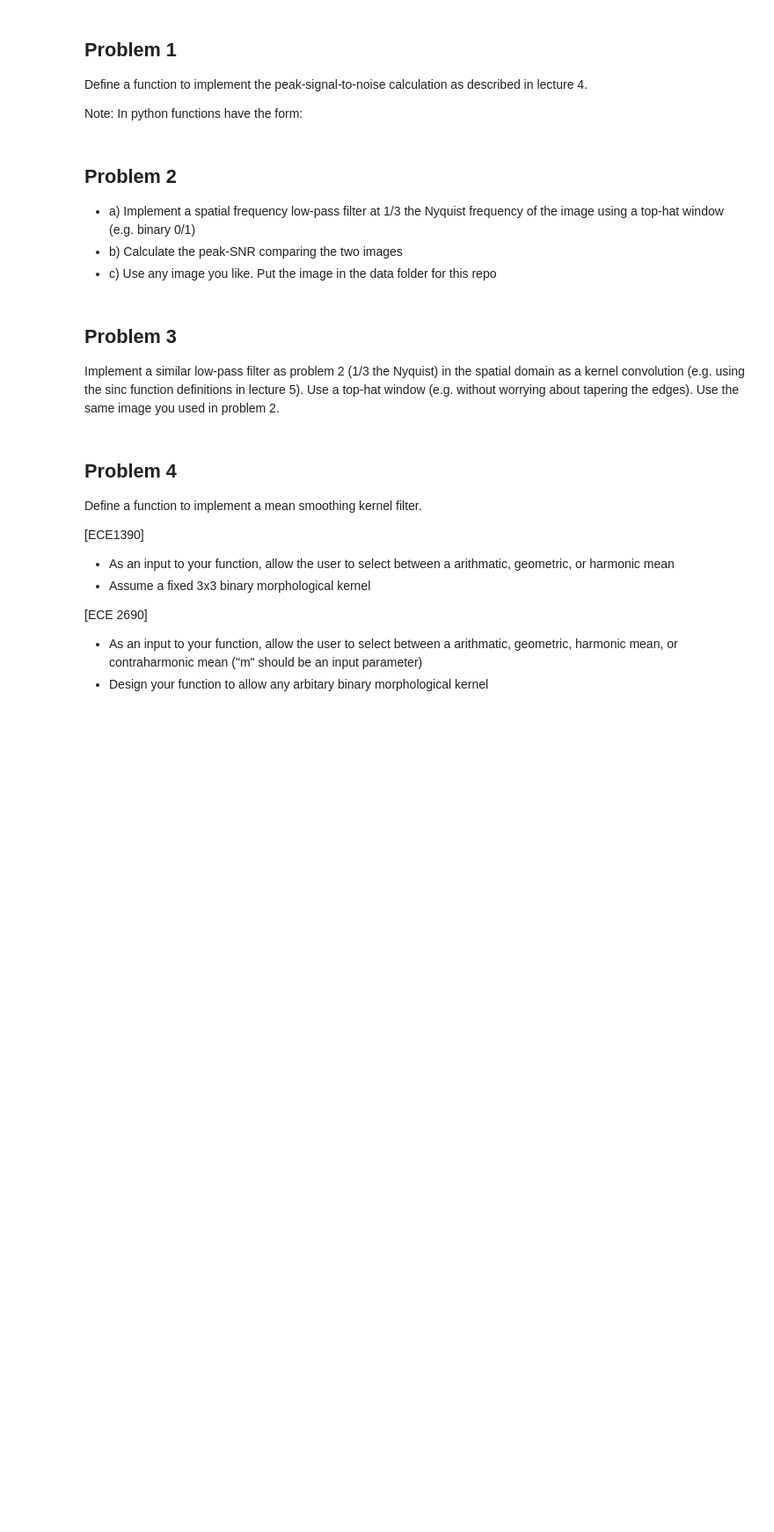
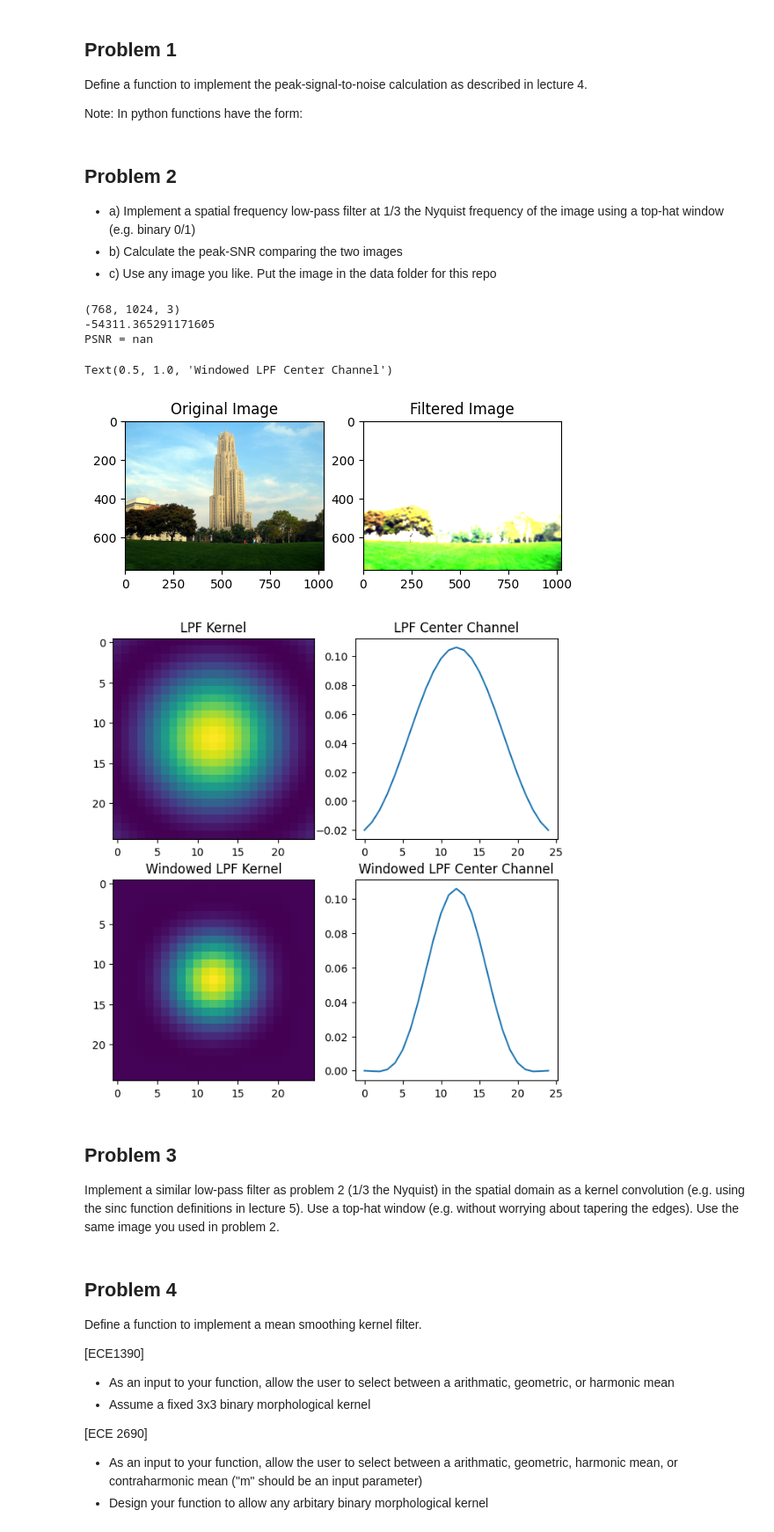
Before and after one commit to Anthcce/Homework2, a Jupyter notebook: Homework2.ipynb, the cells around one changed output. Shown at 88% size. Cells and saved outputs as stored; diff of their text form; code cells hidden in the pictures; blank space fills up the shorter version.

Commit message:
findPSNR function fixed and LPF implemented

```diff
--- a/Homework2.ipynb
+++ b/Homework2.ipynb
@@ -14,25 +14,30 @@ Define a function to implement the peak-signal-to-noise calculation as described
 Note: In python functions have the form:
 # %%
 #DEFINE PSNR FUNCTION
-def myfunction(image1, image2):
+def findPSNR(image1, image2):
 
     #ERROR CHECK
     if image1.shape != image2.shape:
         return
 
+    #CONVER DATA TYPES
+    image1 = np.float64(image1)
+    image2 = np.float64(image2)
+
     #INITIALIZE VARIABLES
     r, c, d = image1.shape
+
     MSE = 0
-
+    print(image1.shape)
     #CALCULATE MSE
     for color in range(d):
         for i in range(r):
             for j in range(c):
-                MSE = MSE + (image1[r, c, d]- image2[r, c, d]**2)
-    MSE = MSE / (r * c * d)
+                MSE = MSE + (image1[i, j, color]-image2[i, j, color])**2
+    MSE = MSE / np.float64(r * c * d)
 
     #CALCULATE PSNR
-    PSNR = 20*np.log10(max(image1)/np.sqrt(MSE))
+    PSNR = 20*np.log10(np.max(image1)/np.sqrt(MSE))
 
     return PSNR
 # %% [markdown]
@@ -64,3 +48,63 @@ plt.title("Filtered Image")
+# %%
+#READ IMAGE
+cathedral = cv2.imread(filename=os.path.relpath('Data/Pitt_Cathedral.jpg'),
+                       flags=1) #greyscale = 0, color = 1
+
+#FIX COLOR CHANNELS
+cathedral = cathedral[:, :, ::-1] #BGR -> RGB
+
+#LPF KERNEL
+x, y = np.indices([25,25])  #25x25 kernel
+x = x-12; y = y-12; #make x[12, :] = y[:, 12] = 0
+r = np.sqrt(x**2+y**2) #calculate r
+r[12, 12] = 1 #ensure r is not 0 (temporary)
+
+fc = 1/3 #set cutoff frequency to 1/3 the Nyquist frequency
+LPF_kernel = np.sin(r*fc)/(np.pi*r) #calculate LPF kernel
+LPF_kernel[12,12]=fc/np.pi #replace point where r was 0
+
+#WINDOWED LPF KERNEL
+LPF_kernel_windowed = LPF_kernel*np.outer(np.hanning(25), np.hanning(25))
+
+#PASS IMAGE THROUGH FILTER
+cathedral_lpf = cv2.filter2D(src=cathedral, ddepth=-1, kernel=LPF_kernel_windowed)
+
+#FIND PSNR
+PSNR = findPSNR(cathedral, cathedral_lpf)
+
+#PLOT RESULTS
+plt.figure()
+plt.subplot(121)
+plt.imshow(X=cathedral)
+plt.title("Original Image")
+
+plt.subplot(122)
+plt.imshow(X=cathedral_lpf)
+plt.title("Filtered Image")
+
+print(f"PSNR = {PSNR}")
+
+plt.figure(figsize=[7.5, 7.5])
+plt.subplot(221)
+plt.imshow(LPF_kernel)
+plt.title("LPF Kernel")
+plt.subplot(222)
+plt.plot(LPF_kernel[:, 12])
+plt.title("LPF Center Channel")
+
+plt.subplot(223)
+plt.imshow(LPF_kernel_windowed)
+plt.title("Windowed LPF Kernel")
+plt.subplot(224)
+plt.plot(LPF_kernel_windowed[:,12])
+plt.title("Windowed LPF Center Channel")
+# %% [output]
+(768, 1024, 3)
+-54311.365291171605
+PSNR = nan
+Text(0.5, 1.0, 'Windowed LPF Center Channel')
+[figure, added]
+[figure, added]
 # %% [markdown]
 ## Problem 3
 Implement a similar low-pass filter as problem 2 (1/3 the Nyquist) in the spatial domain as a kernel convolution (e.g. using the sinc function definitions in lecture 5).  Use a top-hat window (e.g. without worrying about tapering the edges).  Use the same image you used in problem 2.
```
Also changed, not shown: parts of 1 cell of this notebook.
